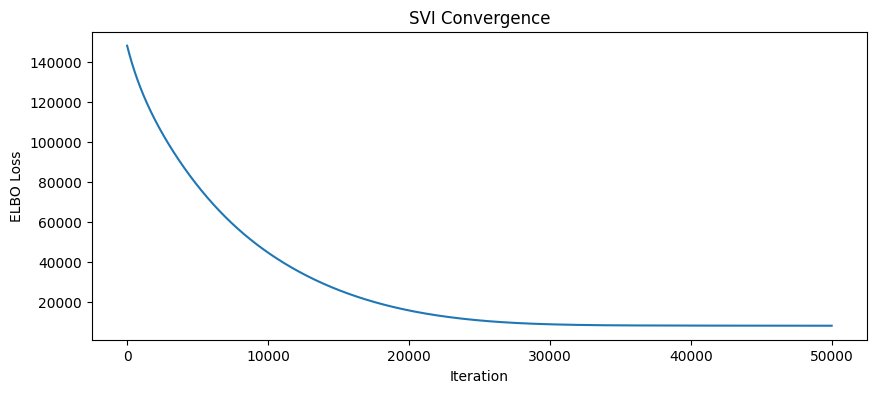
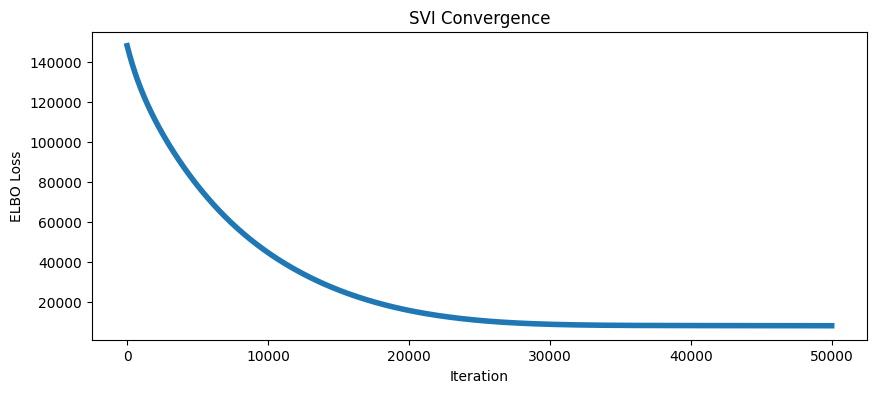
The notebook cell's code change between the first figure and the second:
--- before
+++ after
@@ -28,5 +28,5 @@
     # Plot loss
     plt.figure(figsize=(10, 4))
-    plt.plot(svi_result.losses)
+    plt.plot(svi_result.losses, lw=4)
     plt.xlabel('Iteration')
     plt.ylabel('ELBO Loss')

Commit: Updated some plotting stuff